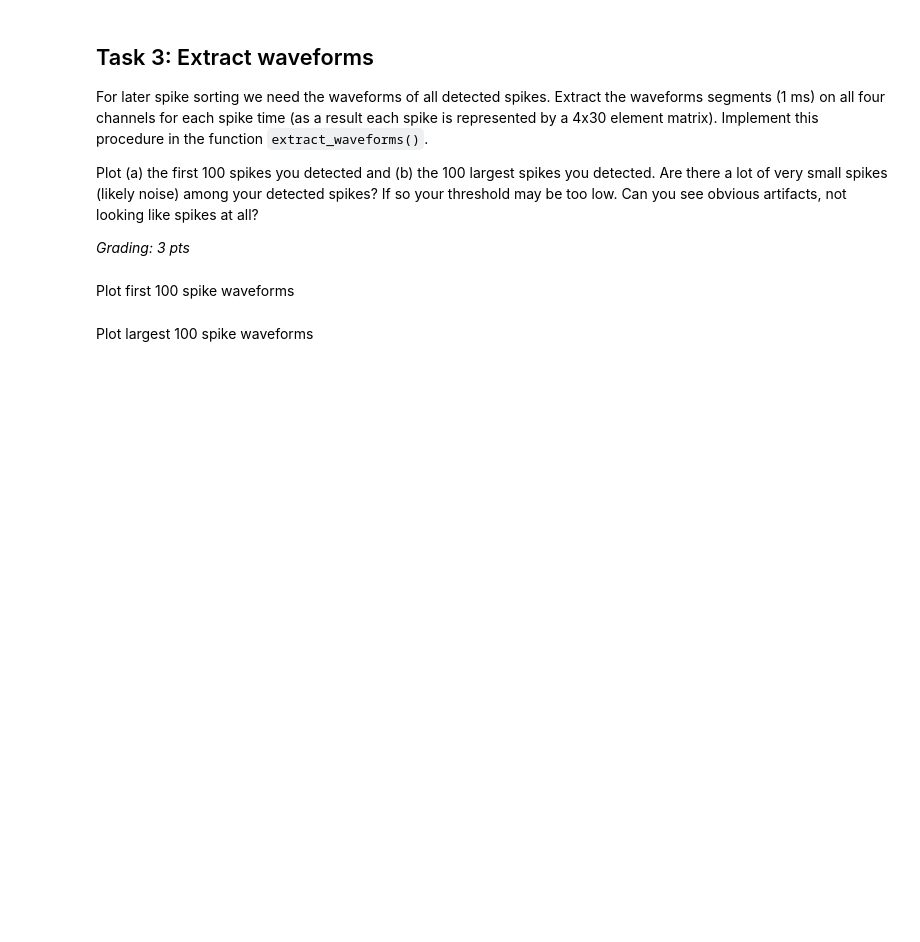
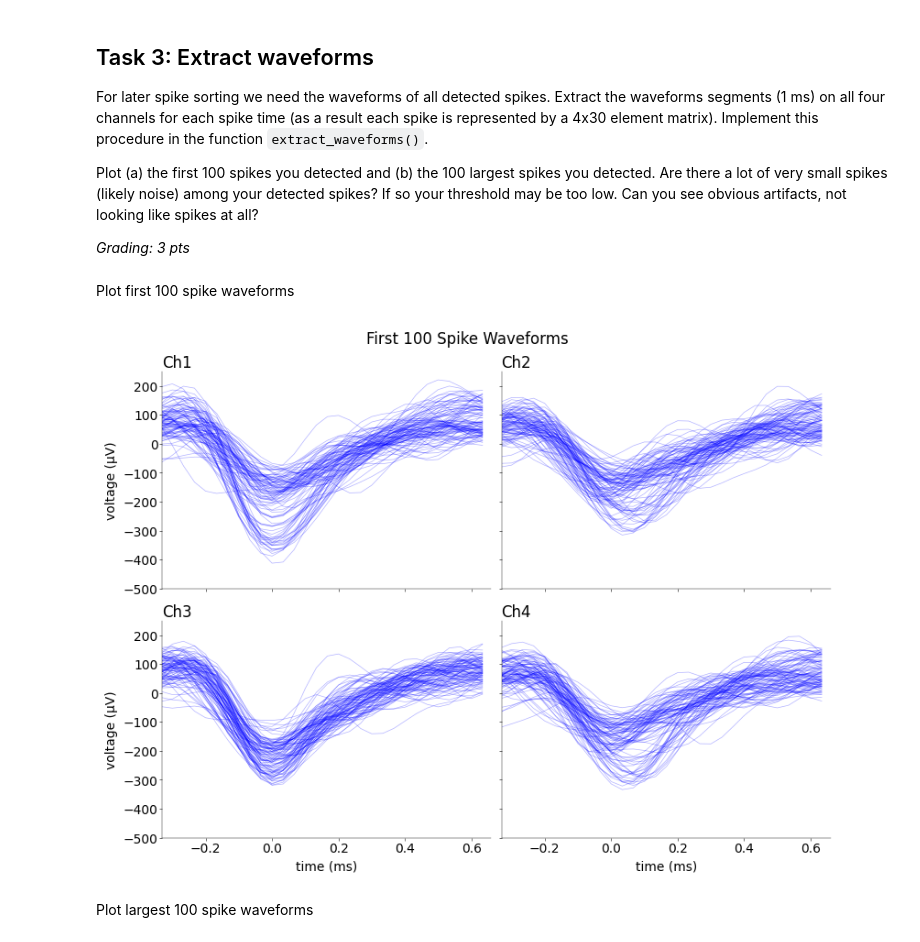
Before and after one commit to F-vdHaar/neural_data_science, a Jupyter notebook: notebooks/CodingLab1.ipynb, the cells around one changed output. Drawn from its saved outputs; the diff is of its cells as text; code cells hidden in the pictures; blank space fills up the shorter version.

```diff
--- a/notebooks/CodingLab1.ipynb
+++ b/notebooks/CodingLab1.ipynb
@@ -319,39 +368,77 @@ def extract_waveforms(x: np.ndarray, s: np.ndarray) -> np.ndarray:
     # extract spike waveforms (1 pt)
     # -------------------------------
 
-    pass
+    # Define the window size: 1 ms total
+    # At 30 kHz sampling rate, 1 ms = 30 samples
+    # We'll use 10 samples before and 20 samples after the spike
+    before = 10  # samples before spike
+    after = 20   # samples after spike
+    window_size = before + after  # 30 samples total
+
+    # Initialize array to hold waveforms
+    n_spikes = len(s)
+    n_channels = x.shape[1]
+    w = np.zeros((n_spikes, window_size, n_channels))
+
+    # Extract waveforms for each spike
+    for i, spike_idx in enumerate(s):
+        spike_idx = int(spike_idx)
+        # Make sure we don't go out of bounds
+        if spike_idx - before >= 0 and spike_idx + after <= len(x):
+            w[i, :, :] = x[spike_idx - before:spike_idx + after, :]
+
+    return w
 # %% [markdown]
 Plot first 100 spike waveforms
 # %%
 # ---------------------------------------------------------------------
 # plot first and largest 100 spikes and answer the questions (1+1 pts)
 # ---------------------------------------------------------------------
 
 # first 100 spikes
 
+# Get waveforms
+w = extract_waveforms(xf.values, s_indices)
+
+# Create time axis for waveforms (1 ms window at 30 kHz)
+dt = 1/fs  # time step
+before = 10
+after = 20
+time_wf = np.arange(-before, after) * dt * 1000  # convert to ms
+
+cols = ["Ch1", "Ch2", "Ch3", "Ch4"]
+
+# first 100 spikes
 mosaic = [
     ["Ch1", "Ch2"],
     ["Ch3", "Ch4"],
 ]
 fig, ax = plt.subplot_mosaic(
     mosaic=mosaic, figsize=(8, 6), layout="constrained", dpi=100
 )
 
-# cols = ["Ch1", "Ch2", "Ch3", "Ch4"]
 for i, col in enumerate(cols):
+    # Plot first 100 waveforms for this channel
+    for j in range(100):
+        ax[col].plot(time_wf, w[j, :, i], alpha=0.3, color='blue', linewidth=0.5)
 
     # labeling etc
     ax[col].set_ylim((-500, 250))
     ax[col].set_xlim((-0.33, 0.66))
     ax[col].set_title(col, loc="left")
     if col == "Ch3" or col == "Ch4":
         ax[col].set_xlabel("time (ms)")
     else:
         ax[col].set_xticklabels([])
     if col == "Ch1" or col == "Ch3":
         ax[col].set_ylabel("voltage (μV)")
     else:
         ax[col].set_yticklabels([])
+
+plt.suptitle("First 100 Spike Waveforms")
+plt.show()
+# %% [output]
+[figure, added]
 # %% [markdown]
 Plot largest 100 spike waveforms
 # %%
```
Also changed, not shown: parts of 25 cells of this notebook.
